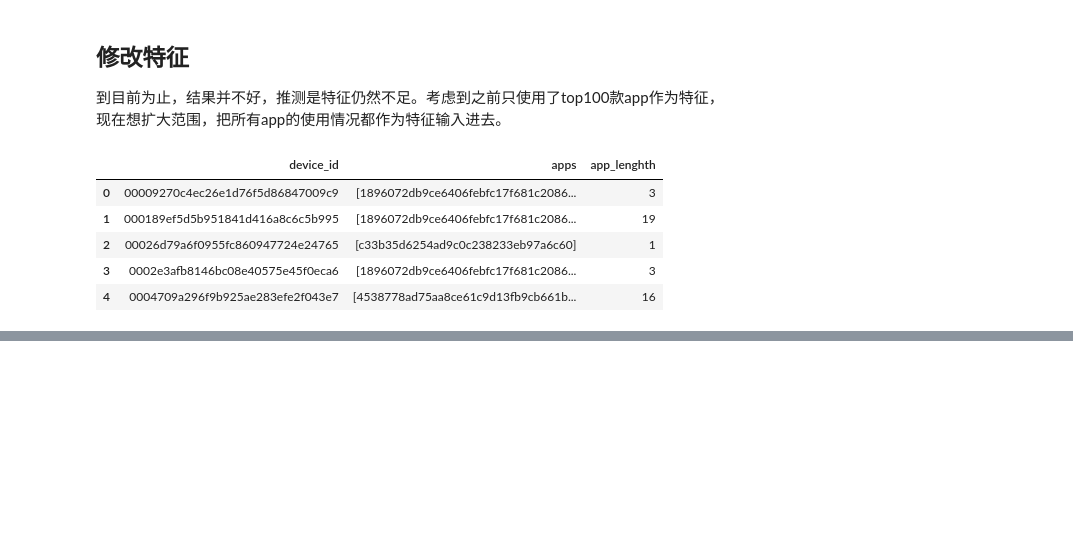
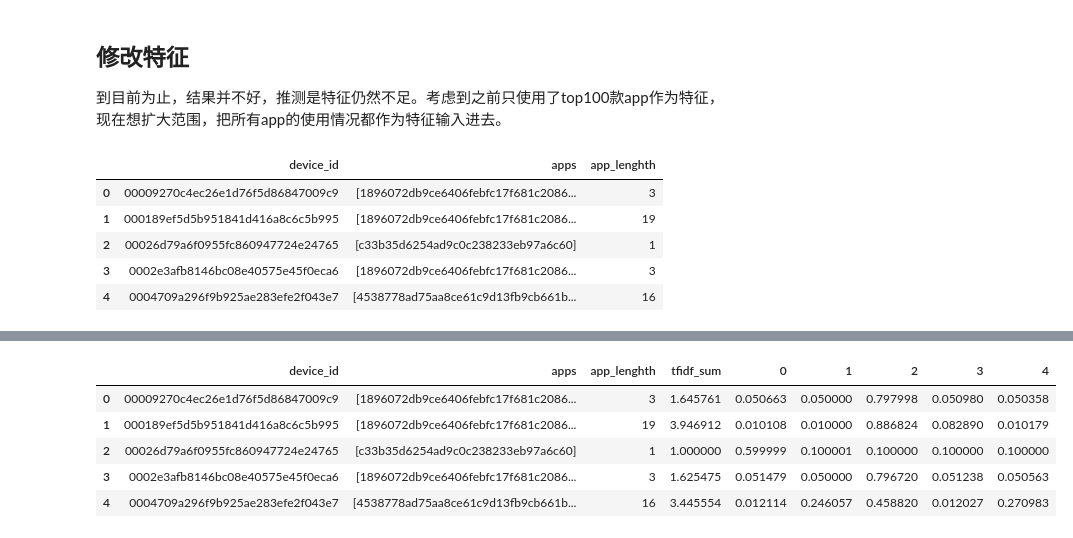
Before and after one commit to miangangzhen/YiGuanCompetition, a Jupyter notebook: Main.ipynb, the cells around one changed output, grey strips where cells are left out. Drawn from its saved outputs; the diff is of its cells as text; code cells hidden in the pictures; blank space fills up the shorter version.

```diff
--- a/Main.ipynb
+++ b/Main.ipynb
@@ -632,0 +645,9 @@ MemoryError:
+# %%
+# 如此，每个用户都能得到一个35000个特征tfidf值的sum
+# 个人觉得也可以用 df_weight['sum'] = weight.sum(axis=0)
+df_weight=pd.DataFrame(weight)
+feature=df_weight.columns
+df_weight['sum']=0
+for f in tqdm(feature):
+    df_weight['sum']+=df_weight[f]
+deviceid_packages['tfidf_sum']=df_weight['sum']
@@ -632,0 +661,10 @@ MemoryError:
+# %%
+deviceid_packages=pd.concat([deviceid_packages,pd.DataFrame(docres)],axis=1)
+deviceid_packages.head(5)
+# %% [output]
+|  | device_id | apps | app_lenghth | tfidf_sum | 0 | 1 | 2 | 3 | 4 |
+| 0 | 00009270c4ec26e1d76f5d86847009c9 | [1896072db9ce6406febfc17f681c2086... | 3 | 1.645761 | 0.050663 | 0.050000 | 0.797998 | 0.050980 | 0.050358 |
+| 1 | 000189ef5d5b951841d416a8c6c5b995 | [1896072db9ce6406febfc17f681c2086... | 19 | 3.946912 | 0.010108 | 0.010000 | 0.886824 | 0.082890 | 0.010179 |
+| 2 | 00026d79a6f0955fc860947724e24765 | [c33b35d6254ad9c0c238233eb97a6c60] | 1 | 1.000000 | 0.599999 | 0.100001 | 0.100000 | 0.100000 | 0.100000 |
+| 3 | 0002e3afb8146bc08e40575e45f0eca6 | [1896072db9ce6406febfc17f681c2086... | 3 | 1.625475 | 0.051479 | 0.050000 | 0.796720 | 0.051238 | 0.050563 |
+| 4 | 0004709a296f9b925ae283efe2f043e7 | [4538778ad75aa8ce61c9d13fb9cb661b... | 16 | 3.445554 | 0.012114 | 0.246057 | 0.458820 | 0.012027 | 0.270983 |
```
Also changed, not shown: parts of 22 cells of this notebook.
